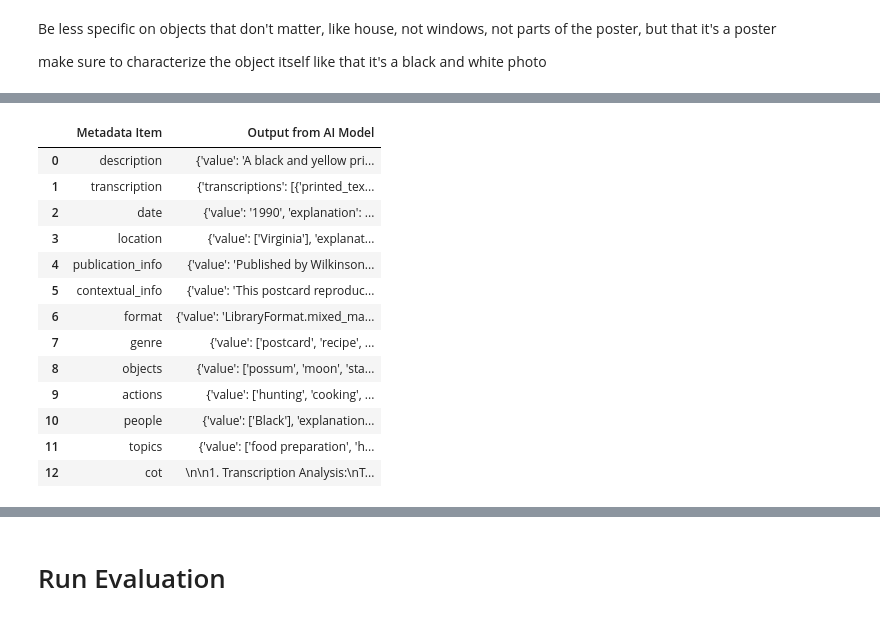
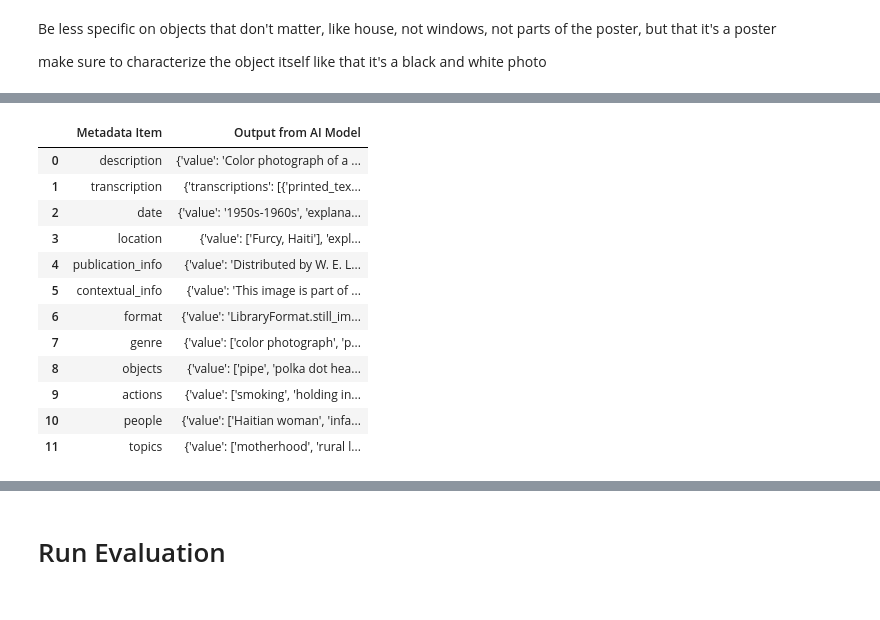
Before and after one commit to emory-libraries/ai-description, a Jupyter notebook: projects/research/metadata_generation.ipynb, the cells around one changed output, grey strips where cells are left out. Cells and saved outputs as stored; diff of their text form; code cells hidden in the pictures.

```diff
--- a/projects/research/metadata_generation.ipynb
+++ b/projects/research/metadata_generation.ipynb
@@ -175,40 +184,43 @@ s3_kwargs = {
 # show_base64_image(image_data)
 # %%
 def gen_metadata_for_wid(work_id, page_title):
-    reload(p)
-    reload(gsm)
     image_path = "ground_truth/images"
     shas = ground_truth_df[ground_truth_df["work_id"] == work_id][["page_sha1", "page_title"]]
+    image_s3_uris = []
     if page_title.lower() == "front" and len(shas) > 1:
         front_sha = shas[shas["page_title"].str.lower() == "front"]["page_sha1"].values[0]
+        image_s3_uris.append(f"s3://gaiic-emory-dev/ground_truth_images/{front_sha}")
         back_sha = shas[shas["page_title"].str.lower() == "back"]["page_sha1"].values[0]
+        image_s3_uris.append(f"s3://gaiic-emory-dev/ground_truth_images/{back_sha}")
     else:
         front_sha = shas[shas["page_title"] == page_title]["page_sha1"].values[0]
+        image_s3_uris.append(f"s3://gaiic-emory-dev/ground_truth_images/{front_sha}")
         back_sha = None
 
-    # Read and encode the images
-    image_data = s3_util.load_to_bytes(bucket_name, f"ground_truth_images/{front_sha}", s3_kwargs)
-    img_bytes_list = [image_data]
-    if back_sha:
-        image_data_back = s3_util.load_to_bytes(bucket_name, f"ground_truth_images/{back_sha}", s3_kwargs)
-        img_bytes_list.append(image_data_back)
-    else:
-        image_data_back = None
+    s3_kwargs = {
+        "config": Config(
+            s3={"addressing_style": "virtual"},
+            signature_version="s3v4",
+        ),
+        "region_name": "us-east-1",
+    }
 
     llm_kwargs = {
         # "model": "anthropic.claude-3-5-sonnet-20240620-v1:0",
-        "model": "us.anthropic.claude-3-5-sonnet-20241022-v2:0",
-        "region_name": "us-east-1",
+        "model_id": "us.anthropic.claude-3-5-sonnet-20241022-v2:0",
     }
-    # print(f"With {llm_kwargs['model']}")
-    results = gsm.generate_structured_metadata(img_bytes_list, llm_kwargs, " ")
+    results = gsm.generate_work_structured_metadata(
+        image_s3_uris=image_s3_uris,
+        llm_kwargs=llm_kwargs,
+        s3_kwargs=s3_kwargs,
+        resize_kwargs={},
+    )
     return results
 # %%
 reload(p)
-reload(gsm)
-reload(gen_utils)
 # results = gen_metadata_for_wid('880ht76hj7-cor', 'Front') # cotton in sunny south 689d51c5f7-cor
-results = gen_metadata_for_wid("689d51c5f7-cor", "Front")  # AA boy pointing at possum in tree
-print(results.cot)
+results = gen_metadata_for_wid("989r2280h5-cor", "Front")  # Hatian mother with offspring
+# results = gen_metadata_for_wid("689d51c5f7-cor", "Front")  # AA boy pointing at possum in tree
+# results = gen_metadata_for_wid('24298sf7s0-cor', "Front")  # Burning of AA man
 print_output(results.model_dump())
 # %% [output]
@@ -232,14 +244,13 @@ The text is clearly legible and there's only one reasonable transcription for mo
 |  | Metadata Item | Output from AI Model |
-| 0 | description | {'value': 'A black and yellow pri... |
+| 0 | description | {'value': 'Color photograph of a ... |
 | 1 | transcription | {'transcriptions': [{'printed_tex... |
-| 2 | date | {'value': '1990', 'explanation': ... |
-| 3 | location | {'value': ['Virginia'], 'explanat... |
-| 4 | publication_info | {'value': 'Published by Wilkinson... |
-| 5 | contextual_info | {'value': 'This postcard reproduc... |
-| 6 | format | {'value': 'LibraryFormat.mixed_ma... |
-| 7 | genre | {'value': ['postcard', 'recipe', ... |
-| 8 | objects | {'value': ['possum', 'moon', 'sta... |
-| 9 | actions | {'value': ['hunting', 'cooking', ... |
-| 10 | people | {'value': ['Black'], 'explanation... |
-| 11 | topics | {'value': ['food preparation', 'h... |
-| 12 | cot | \n\n1. Transcription Analysis:\nT... |
+| 2 | date | {'value': '1950s-1960s', 'explana... |
+| 3 | location | {'value': ['Furcy, Haiti'], 'expl... |
+| 4 | publication_info | {'value': 'Distributed by W. E. L... |
+| 5 | contextual_info | {'value': 'This image is part of ... |
+| 6 | format | {'value': 'LibraryFormat.still_im... |
+| 7 | genre | {'value': ['color photograph', 'p... |
+| 8 | objects | {'value': ['pipe', 'polka dot hea... |
+| 9 | actions | {'value': ['smoking', 'holding in... |
+| 10 | people | {'value': ['Haitian woman', 'infa... |
+| 11 | topics | {'value': ['motherhood', 'rural l... |
```
Also changed, not shown: parts of 6 cells of this notebook, 10 other files.
